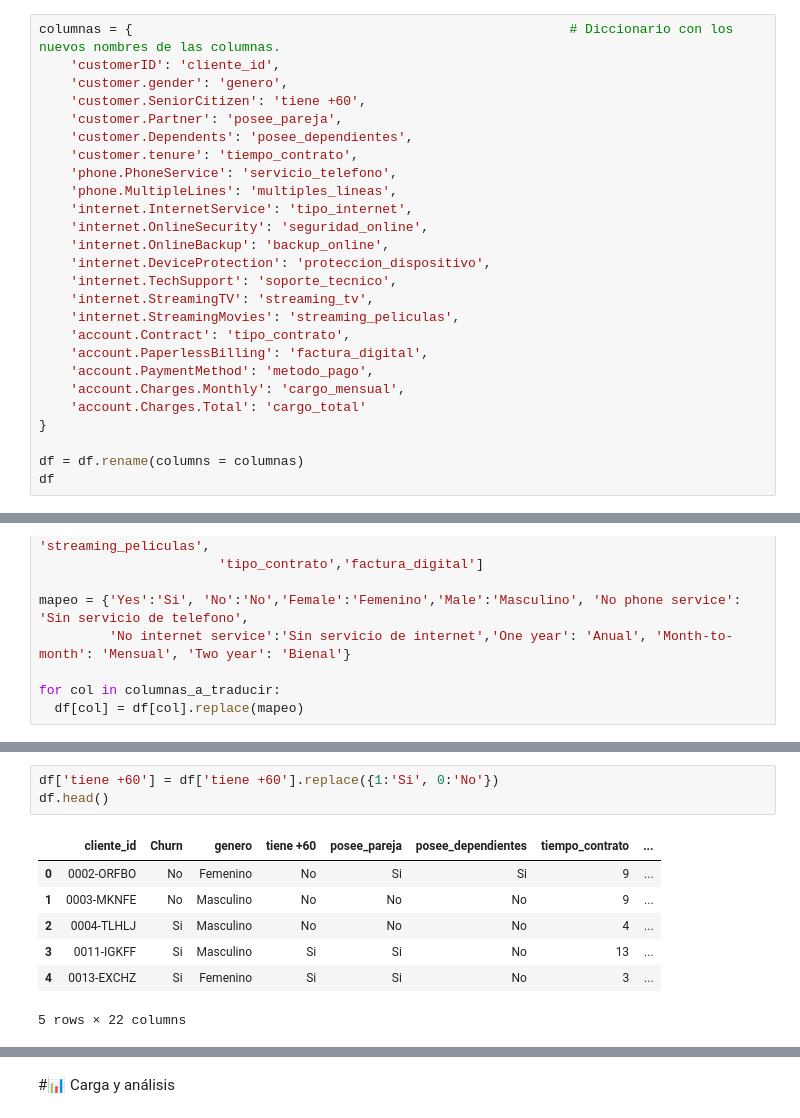
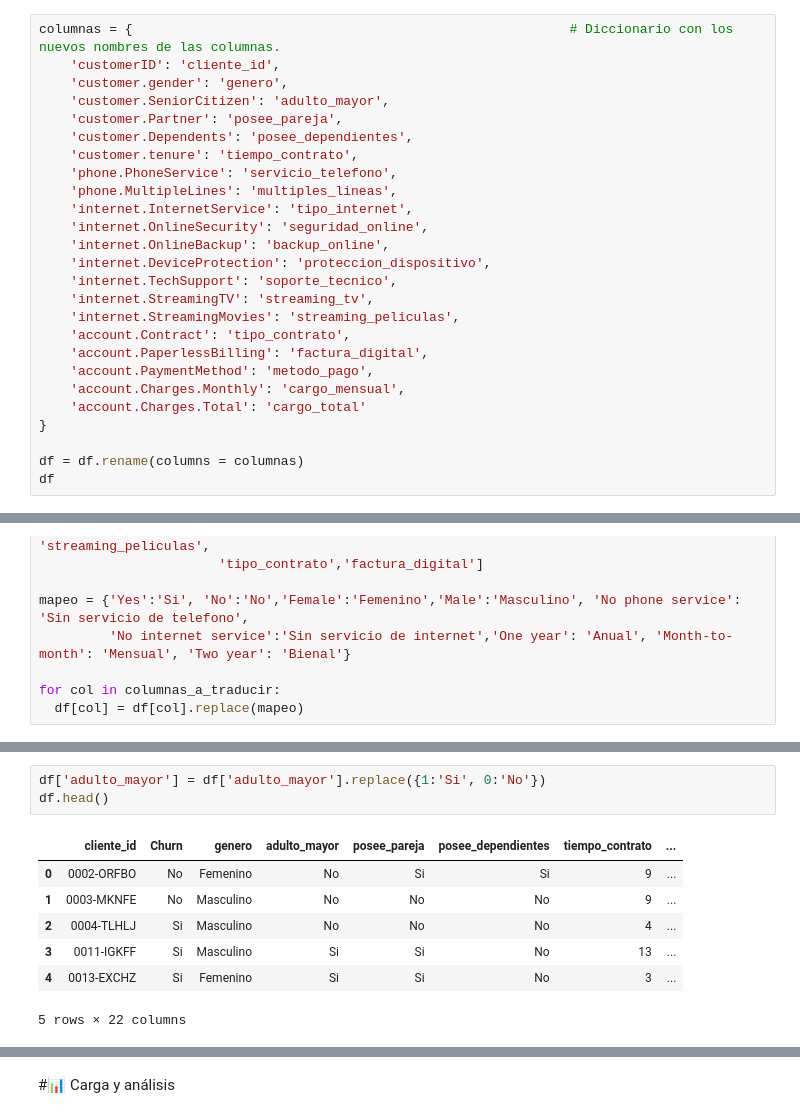
Before and after one commit to rociocelestial/Challenge2-Data-Science, a Jupyter notebook: TelecomX_LATAM.ipynb, the cells around one changed output, grey strips where cells are left out. Cells and saved outputs as stored; diff of their text form.

```diff
--- a/TelecomX_LATAM.ipynb
+++ b/TelecomX_LATAM.ipynb
@@ -228,7 +228,7 @@ df
 columnas = {                                                        # Diccionario con los nuevos nombres de las columnas.
     'customerID': 'cliente_id',
     'customer.gender': 'genero',
-    'customer.SeniorCitizen': 'tiene +60',
+    'customer.SeniorCitizen': 'adulto_mayor',
     'customer.Partner': 'posee_pareja',
     'customer.Dependents': 'posee_dependientes',
     'customer.tenure': 'tiempo_contrato',
@@ -324,8 +293,8 @@ plt.gca().spines[['top', 'right',]].set_visible(False)
 # %%
-df['tiene +60'] = df['tiene +60'].replace({1:'Si', 0:'No'})
+df['adulto_mayor'] = df['adulto_mayor'].replace({1:'Si', 0:'No'})
 df.head()
 # %% [output]
-|  | cliente_id | Churn | genero | tiene +60 | posee_pareja | posee_dependientes | tiempo_contrato | ... |
+|  | cliente_id | Churn | genero | adulto_mayor | posee_pareja | posee_dependientes | tiempo_contrato | ... |
 | 0 | 0002-ORFBO | No | Femenino | No | Si | Si | 9 | ... |
 | 1 | 0003-MKNFE | No | Masculino | No | No | No | 9 | ... |
 | 2 | 0004-TLHLJ | Si | Masculino | No | No | No | 4 | ... |
```
Also changed, not shown: parts of 13 cells of this notebook.
